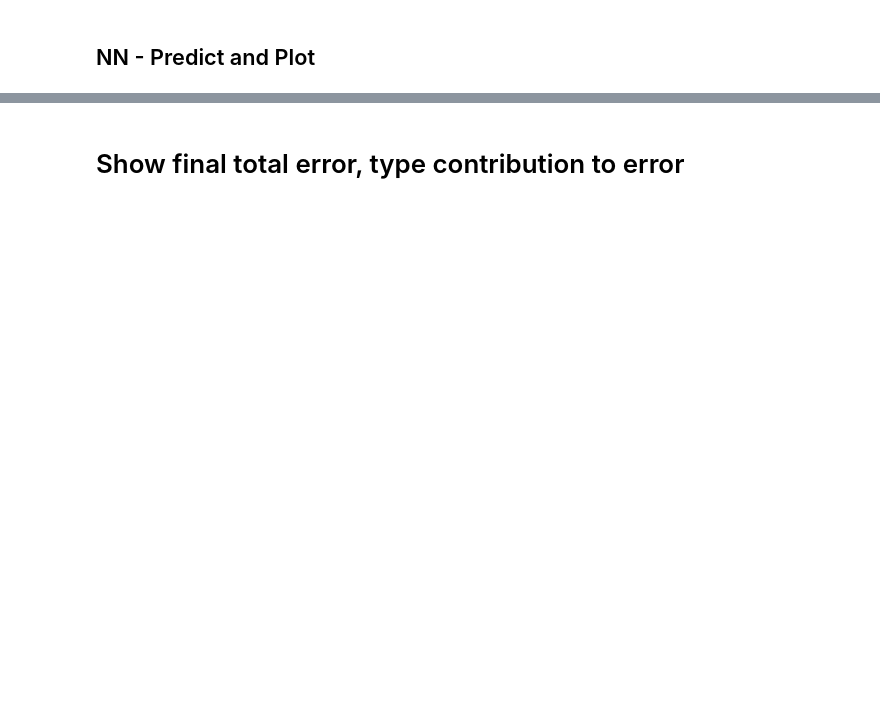
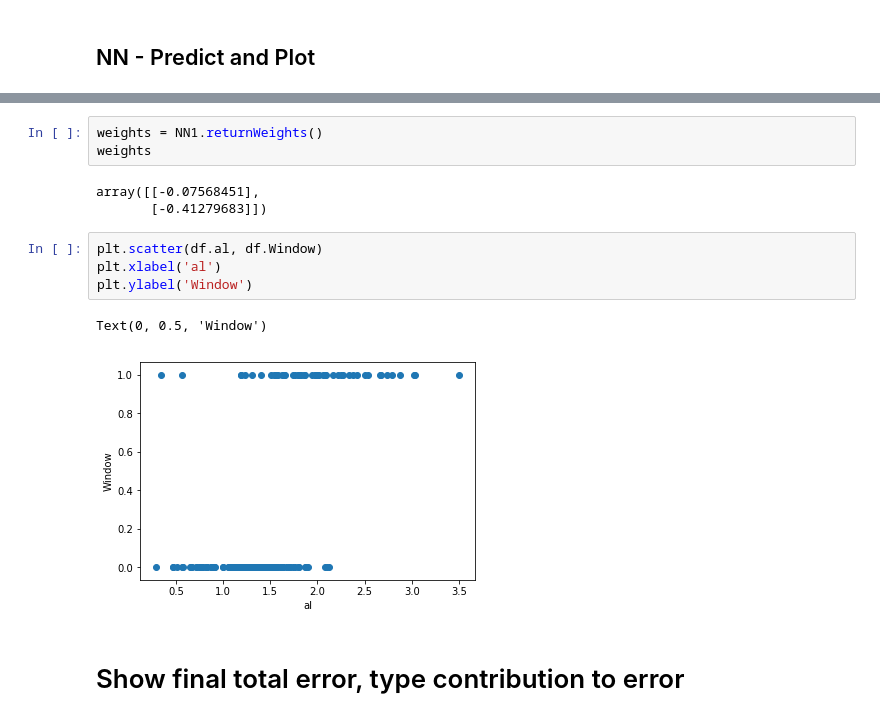
Before and after one commit to etzimopoulos/COURSE-DSDJ-Zero-to-Deep-Dive-ML, a Jupyter notebook: Week 7 HW - Logistic Regression - NNClass.ipynb, the cells around one changed output, grey strips where cells are left out. Cells and saved outputs as stored; diff of their text form; blank space fills up the shorter version.

```diff
--- a/Week 7 HW - Logistic Regression - NNClass.ipynb
+++ b/Week 7 HW - Logistic Regression - NNClass.ipynb
@@ -357,3 +382,16 @@ Learning Rate: 3
+# %%
+weights = NN1.returnWeights()
+weights
+# %% [output]
+array([[-0.07568451],
+       [-0.41279683]])
+# %%
+plt.scatter(df.al, df.Window)
+plt.xlabel('al')
+plt.ylabel('Window')
+# %% [output]
+Text(0, 0.5, 'Window')
+[figure, added]
 # %% [markdown]
 # Show final total error, type contribution to error
 # %%
```
Also changed, not shown: parts of 25 cells of this notebook, 2 other files.
